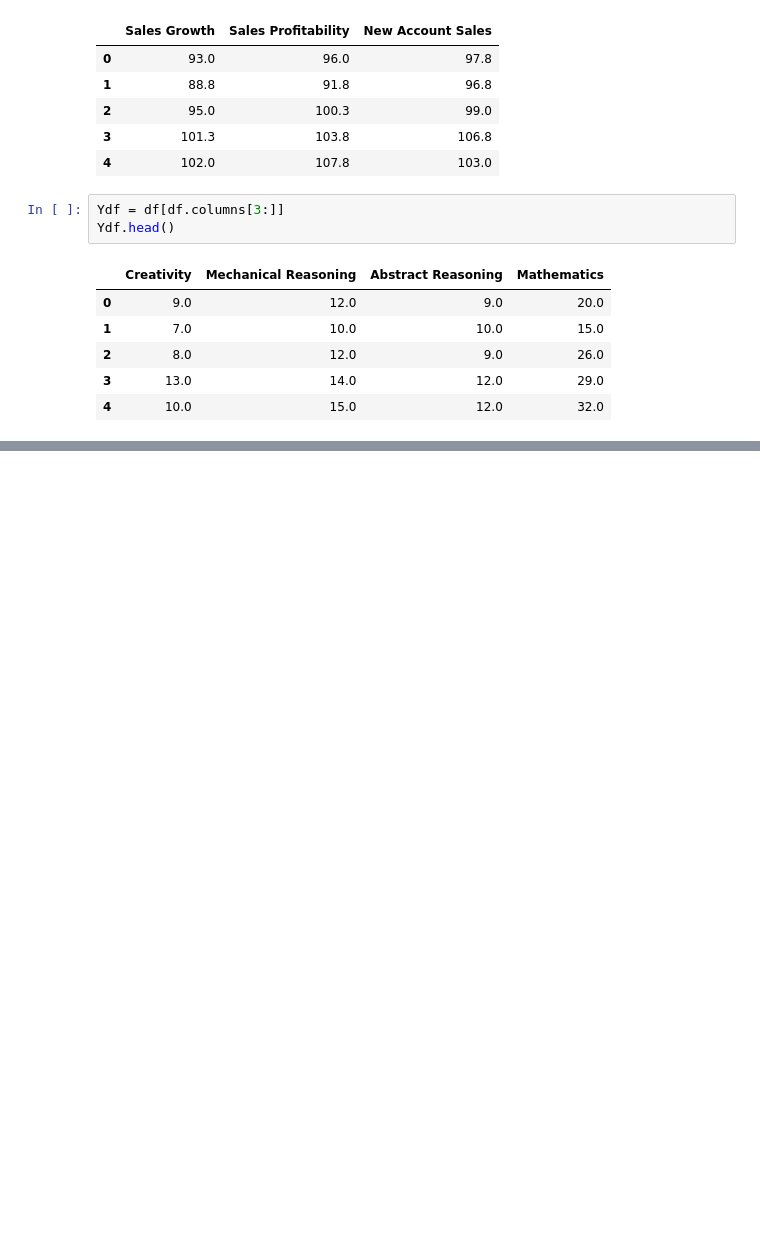
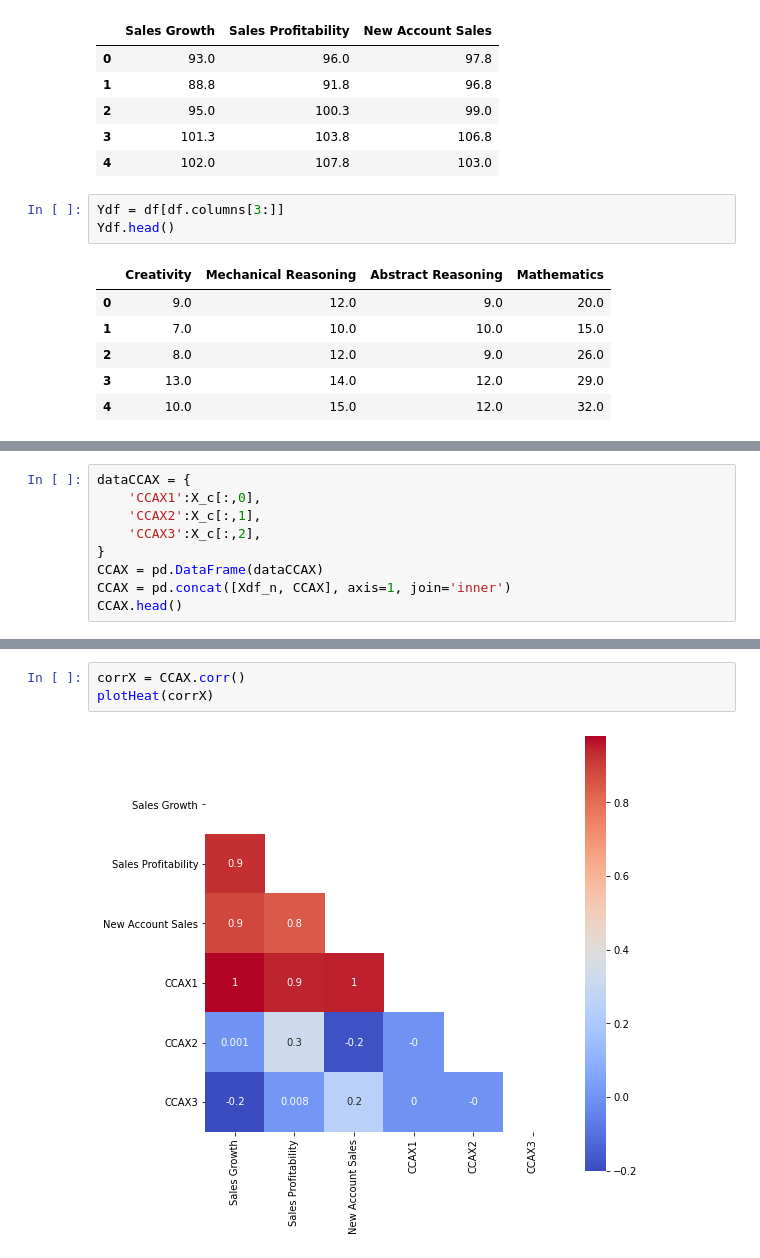
Before and after one commit to solothinker/CCA, a Jupyter notebook: CCA_example.ipynb, the cells around one changed output, grey strips where cells are left out. Drawn from its saved outputs; the diff is of its cells as text; blank space fills up the shorter version.

```diff
--- a/CCA_example.ipynb
+++ b/CCA_example.ipynb
@@ -158,0 +198,9 @@ df2
+# %%
+dataCCAX = {
+    'CCAX1':X_c[:,0],
+    'CCAX2':X_c[:,1],
+    'CCAX3':X_c[:,2],
+}
+CCAX = pd.DataFrame(dataCCAX)
+CCAX = pd.concat([Xdf_n, CCAX], axis=1, join='inner')
+CCAX.head()
@@ -158,0 +230,5 @@ df2
+# %%
+corrX = CCAX.corr()
+plotHeat(corrX)
+# %% [output]
+[figure, added]
```
Also changed, not shown: parts of 40 cells of this notebook.
